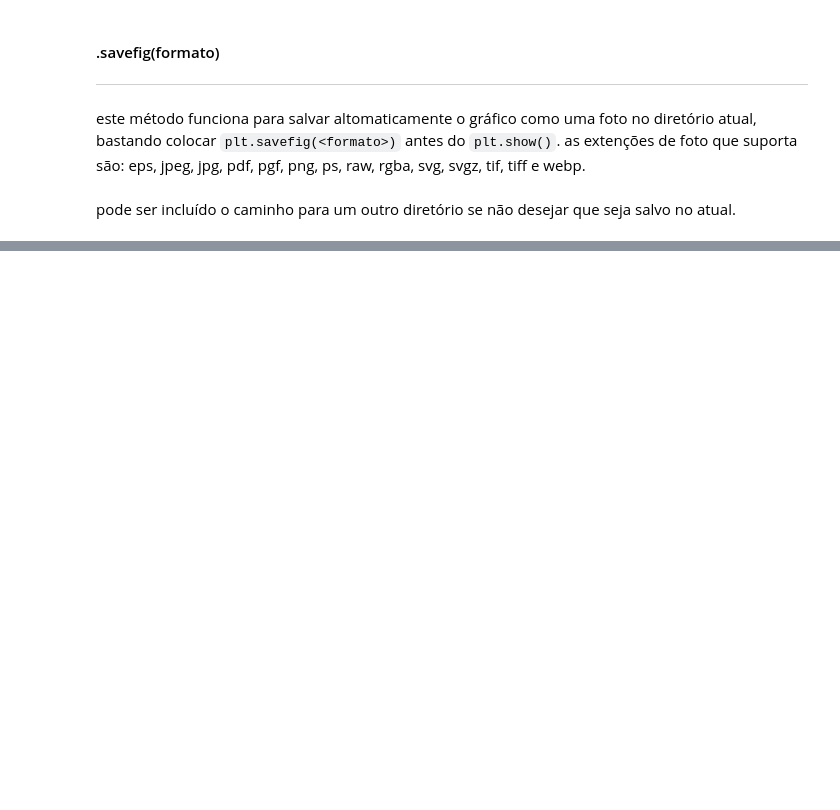
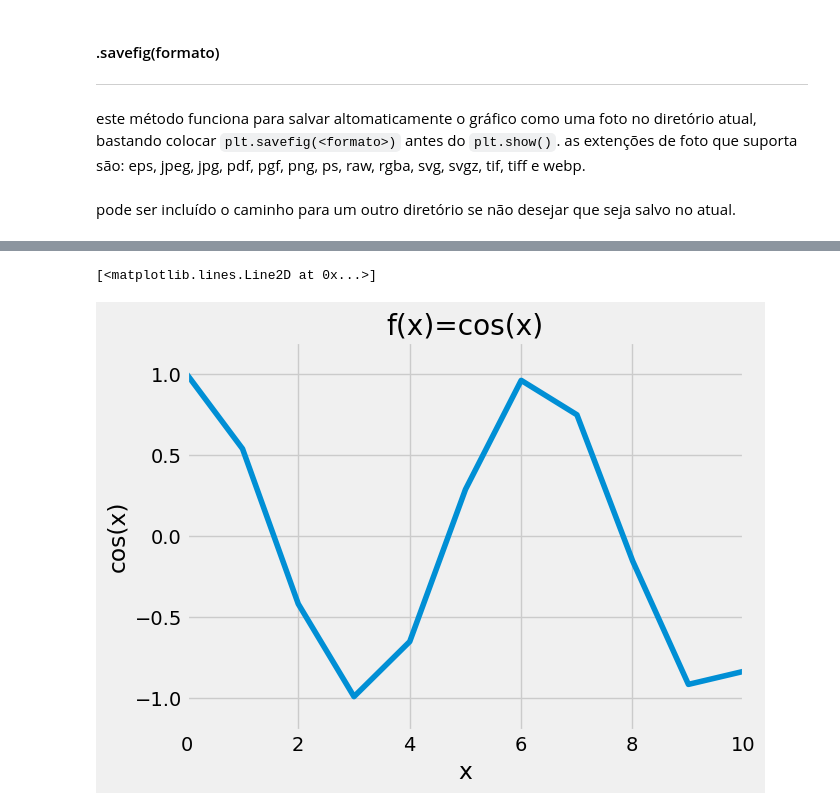
Before and after one commit to lucas-mt/studyPY, a Jupyter notebook: explicaçõesPY/módulos/matplotlib/linhas.ipynb, the cells around one changed output, grey strips where cells are left out. Drawn from its saved outputs; the diff is of its cells as text; code cells hidden in the pictures; blank space fills up the shorter version.

```diff
--- a/explicaçõesPY/módulos/matplotlib/linhas.ipynb
+++ b/explicaçõesPY/módulos/matplotlib/linhas.ipynb
@@ -243,0 +299,12 @@ pode ser incluído o caminho para um outro diretório se não desejar que seja s
+# %%
+import pandas as pd
+import numpy as np
+
+x = pd.Series(np.linspace(0, 1000, 1000))
+
+ax = plt.axes()
+ax.set(xlim=(0, 10), ylim=(-1.2, 1.2), xlabel='x', ylabel='cos(x)', title='f(x)=cos(x)')
+ax.plot(x, np.cos(x))
+# %% [output]
+[<matplotlib.lines.Line2D at 0x...>]
+[figure, added]
```
Also changed, not shown: parts of 22 cells of this notebook, 12 other files.
